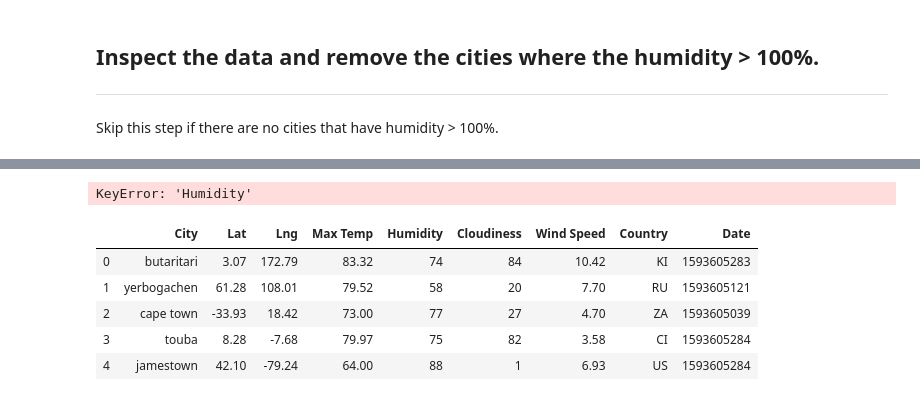
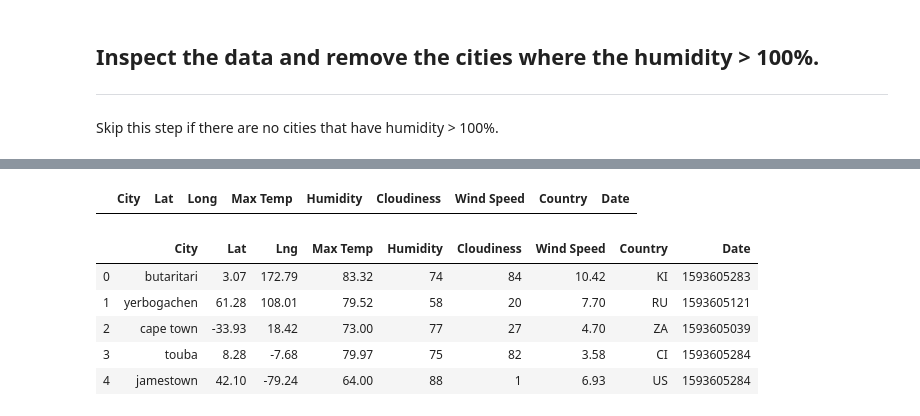
Before and after one commit to jared-roussel/python-api-challenge, a Jupyter notebook: WeatherPy/WeatherPy.ipynb, the cells around one changed output, grey strips where cells are left out. Cells and saved outputs as stored; diff of their text form; code cells hidden in the pictures.

```diff
--- a/WeatherPy/WeatherPy.ipynb
+++ b/WeatherPy/WeatherPy.ipynb
@@ -141,8 +159,9 @@ humidity_GT_100 = city_info_df.loc[city_info_df['Humidity']>100]
 # %%
 #  Get the indices of cities that have humidity over 100%.
-indices = city_info_df.iloc[:, city_info_df['Humidity']>100]
+indices = city_info_df.loc[city_info_df['Humidity']>100]
+indices
 # %% [output]
-KeyError: 'Humidity'
+|  | City | Lat | Long | Max Temp | Humidity | Cloudiness | Wind Speed | Country | Date |
 # %%
 # Make a new DataFrame equal to the city data to drop all humidity outliers by index.
 # Passing "inplace=False" will make a copy of the city_data DataFrame, which we call "clean_city_data".
```
Also changed, not shown: parts of 4 cells of this notebook.
